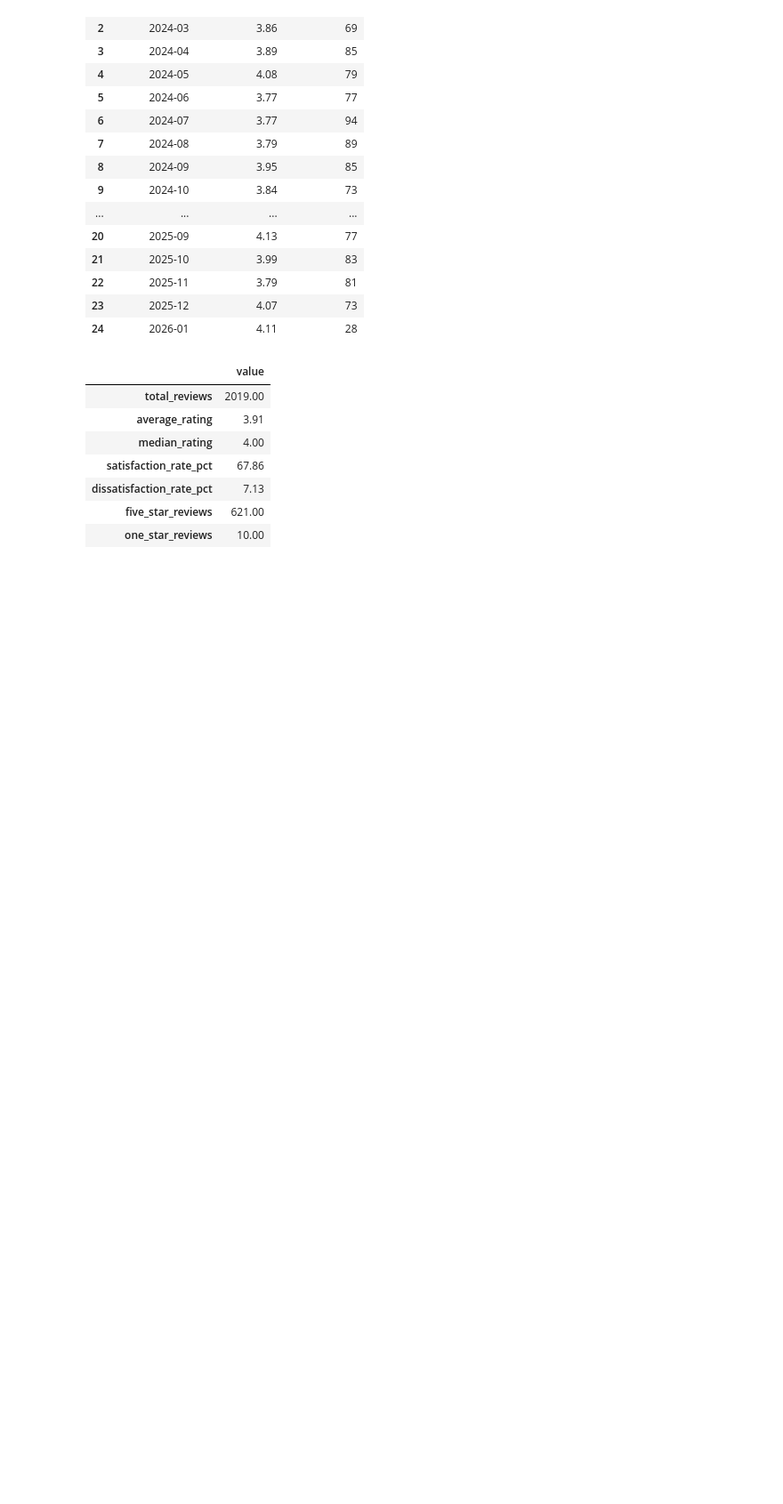
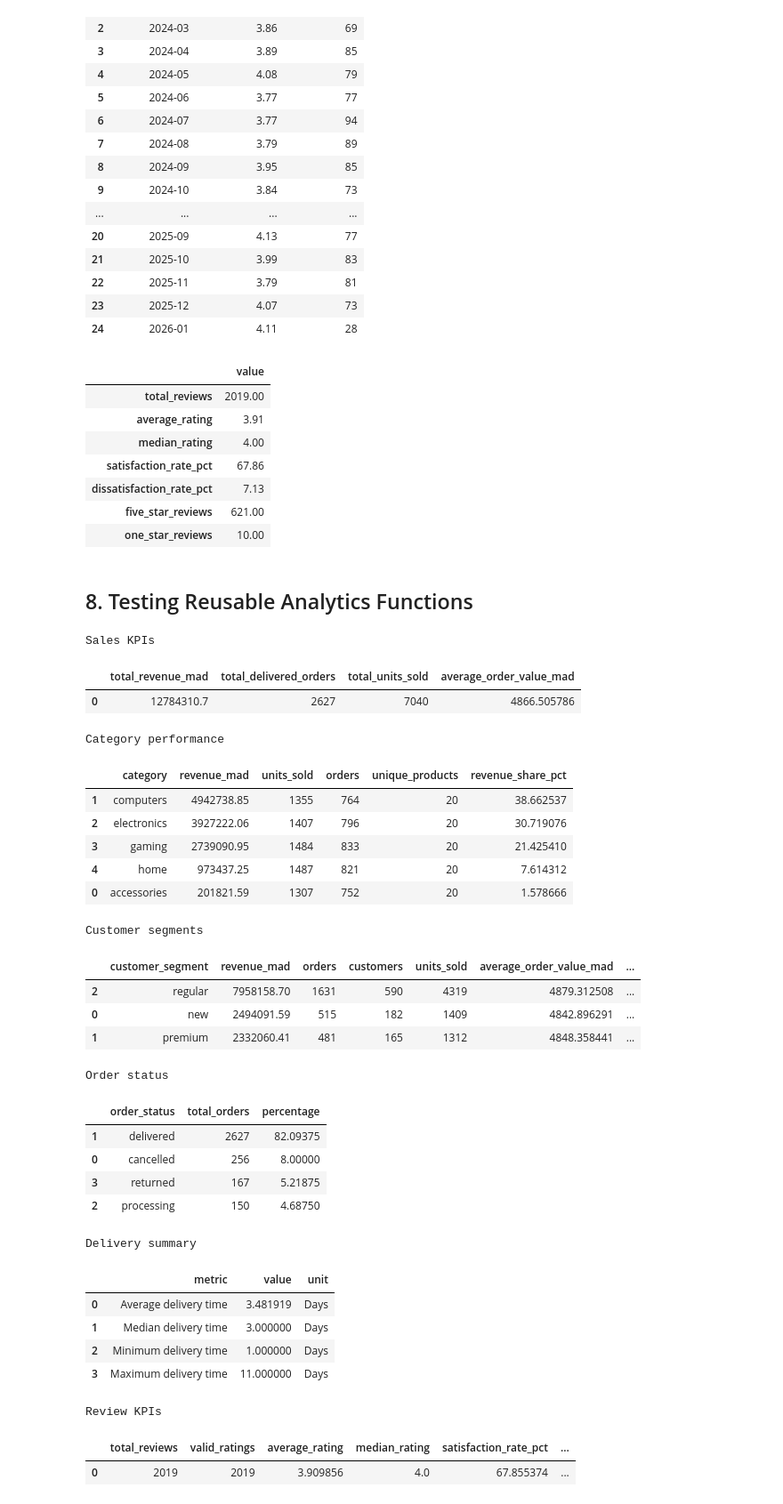
Before and after one commit to aminekabli55/morocco-retail-intelligence, a Jupyter notebook: notebooks/02_exploratory_data_analysis.ipynb, the cells around one changed output. Shown at 89% size. Drawn from its saved outputs; the diff is of its cells as text; code cells hidden in the pictures; blank space fills up the shorter version.

Commit message:
add reusable retail analytics modules

```diff
--- a/notebooks/02_exploratory_data_analysis.ipynb
+++ b/notebooks/02_exploratory_data_analysis.ipynb
@@ -1236,3 +1254,5 @@ pd.DataFrame(
 | dissatisfaction_rate_pct | 7.13 |
 | five_star_reviews | 621.00 |
 | one_star_reviews | 10.00 |
+# %% [markdown]
+## 8. Testing Reusable Analytics Functions
@@ -1238,0 +1342,49 @@ pd.DataFrame(
+# %%
+print("Sales KPIs")
+display(pd.DataFrame([sales_kpis]))
+
+print("Category performance")
+display(category_performance)
+
+print("Customer segments")
+display(segment_performance)
+
+print("Order status")
+display(order_status)
+
+print("Delivery summary")
+display(delivery_summary)
+
+print("Review KPIs")
+display(pd.DataFrame([review_kpis]))
+# %% [output]
+Sales KPIs
+|  | total_revenue_mad | total_delivered_orders | total_units_sold | average_order_value_mad |
+| 0 | 12784310.7 | 2627 | 7040 | 4866.505786 |
+Category performance
+|  | category | revenue_mad | units_sold | orders | unique_products | revenue_share_pct |
+| 1 | computers | 4942738.85 | 1355 | 764 | 20 | 38.662537 |
+| 2 | electronics | 3927222.06 | 1407 | 796 | 20 | 30.719076 |
+| 3 | gaming | 2739090.95 | 1484 | 833 | 20 | 21.425410 |
+| 4 | home | 973437.25 | 1487 | 821 | 20 | 7.614312 |
+| 0 | accessories | 201821.59 | 1307 | 752 | 20 | 1.578666 |
+Customer segments
+|  | customer_segment | revenue_mad | orders | customers | units_sold | average_order_value_mad | ... |
+| 2 | regular | 7958158.70 | 1631 | 590 | 4319 | 4879.312508 | ... |
+| 0 | new | 2494091.59 | 515 | 182 | 1409 | 4842.896291 | ... |
+| 1 | premium | 2332060.41 | 481 | 165 | 1312 | 4848.358441 | ... |
+Order status
+|  | order_status | total_orders | percentage |
+| 1 | delivered | 2627 | 82.09375 |
+| 0 | cancelled | 256 | 8.00000 |
+| 3 | returned | 167 | 5.21875 |
+| 2 | processing | 150 | 4.68750 |
+Delivery summary
+|  | metric | value | unit |
+| 0 | Average delivery time | 3.481919 | Days |
+| 1 | Median delivery time | 3.000000 | Days |
+| 2 | Minimum delivery time | 1.000000 | Days |
+| 3 | Maximum delivery time | 11.000000 | Days |
+Review KPIs
+|  | total_reviews | valid_ratings | average_rating | median_rating | satisfaction_rate_pct | ... |
+| 0 | 2019 | 2019 | 3.909856 | 4.0 | 67.855374 | ... |
```
Also changed, not shown: parts of 4 cells of this notebook, 6 other files.
